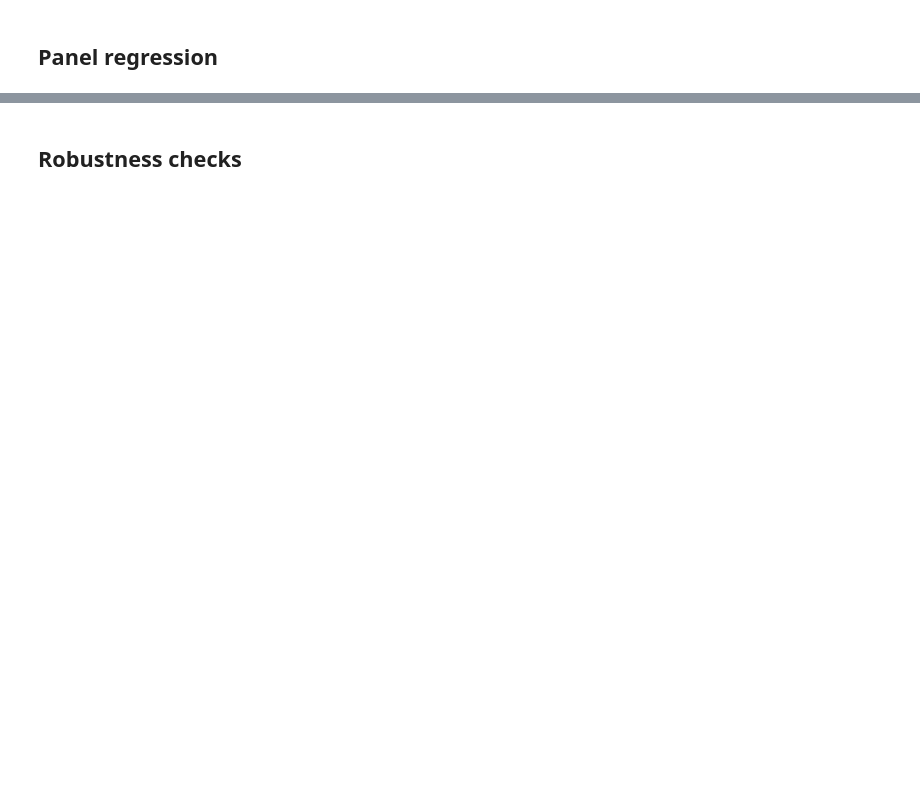
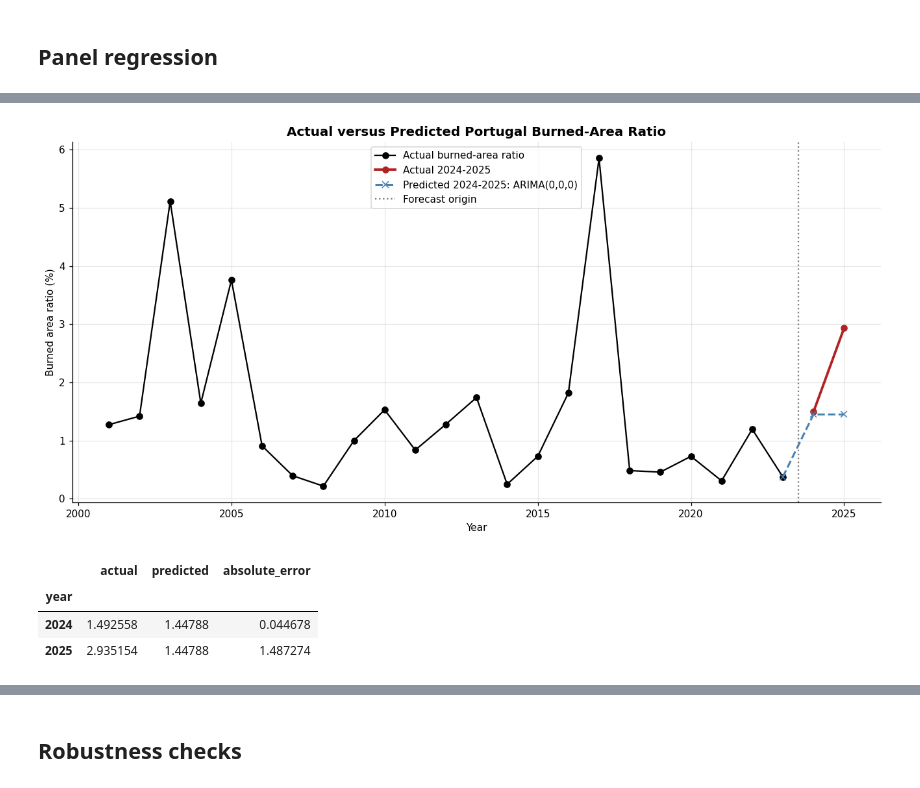
Before and after one commit to rogerjeasy/sustainability-analytics, a Jupyter notebook: notebooks/03_statistical_analysis.ipynb, the cells around one changed output, grey strips where cells are left out. Cells and saved outputs as stored; diff of their text form; code cells hidden in the pictures; blank space fills up the shorter version.

```diff
--- a/notebooks/03_statistical_analysis.ipynb
+++ b/notebooks/03_statistical_analysis.ipynb
@@ -468,0 +855,68 @@ plt.show()
+# %%
+# Forecast 2024-2025 using fire history available through 2023.
+forecast_train = country_series.loc[:2023]
+forecast_years = pd.Index([2024, 2025], name="year")
+
+if selected_model == "historical_mean":
+    forecast_values = np.repeat(forecast_train.mean(), len(forecast_years))
+elif selected_model == "naive":
+    forecast_values = np.repeat(forecast_train.iloc[-1], len(forecast_years))
+else:
+    forecast_values = arima_forecast(
+        forecast_train,
+        arima_orders[selected_model],
+        steps=len(forecast_years),
+    )[0]
+
+forecast_2024_2025 = pd.DataFrame(
+    {
+        "actual": country_series.loc[forecast_years].to_numpy(),
+        "predicted": forecast_values,
+    },
+    index=forecast_years,
+)
+forecast_2024_2025["absolute_error"] = (
+    forecast_2024_2025["actual"] - forecast_2024_2025["predicted"]
+).abs()
+
+fig, ax = plt.subplots(figsize=(12, 6))
+ax.plot(
+    country_series.loc[:2023].index,
+    country_series.loc[:2023],
+    color="black",
+    marker="o",
+    label="Actual burned-area ratio",
+)
+ax.plot(
+    forecast_2024_2025.index,
+    forecast_2024_2025["actual"],
+    color="firebrick",
+    marker="o",
+    linewidth=2.5,
+    label="Actual 2024-2025",
+)
+ax.plot(
+    [2023, *forecast_2024_2025.index],
+    [country_series.loc[2023], *forecast_2024_2025["predicted"]],
+    color="steelblue",
+    marker="x",
+    linestyle="--",
+    linewidth=2,
+    label=f"Predicted 2024-2025: {selected_model}",
+)
+ax.axvline(2023.5, color="grey", linestyle=":", label="Forecast origin")
+ax.set_xlabel("Year")
+ax.set_ylabel("Burned area ratio (%)")
+ax.set_title("Actual versus Predicted Portugal Burned-Area Ratio")
+ax.grid(True, alpha=0.3)
+ax.legend()
+fig.tight_layout()
+plt.show()
+
+forecast_2024_2025
+# %% [output]
+[figure, added]
+|  | actual | predicted | absolute_error |
+| year |  |  |  |
+| 2024 | 1.492558 | 1.44788 | 0.044678 |
+| 2025 | 2.935154 | 1.44788 | 1.487274 |
```
Also changed, not shown: parts of 44 cells of this notebook.
